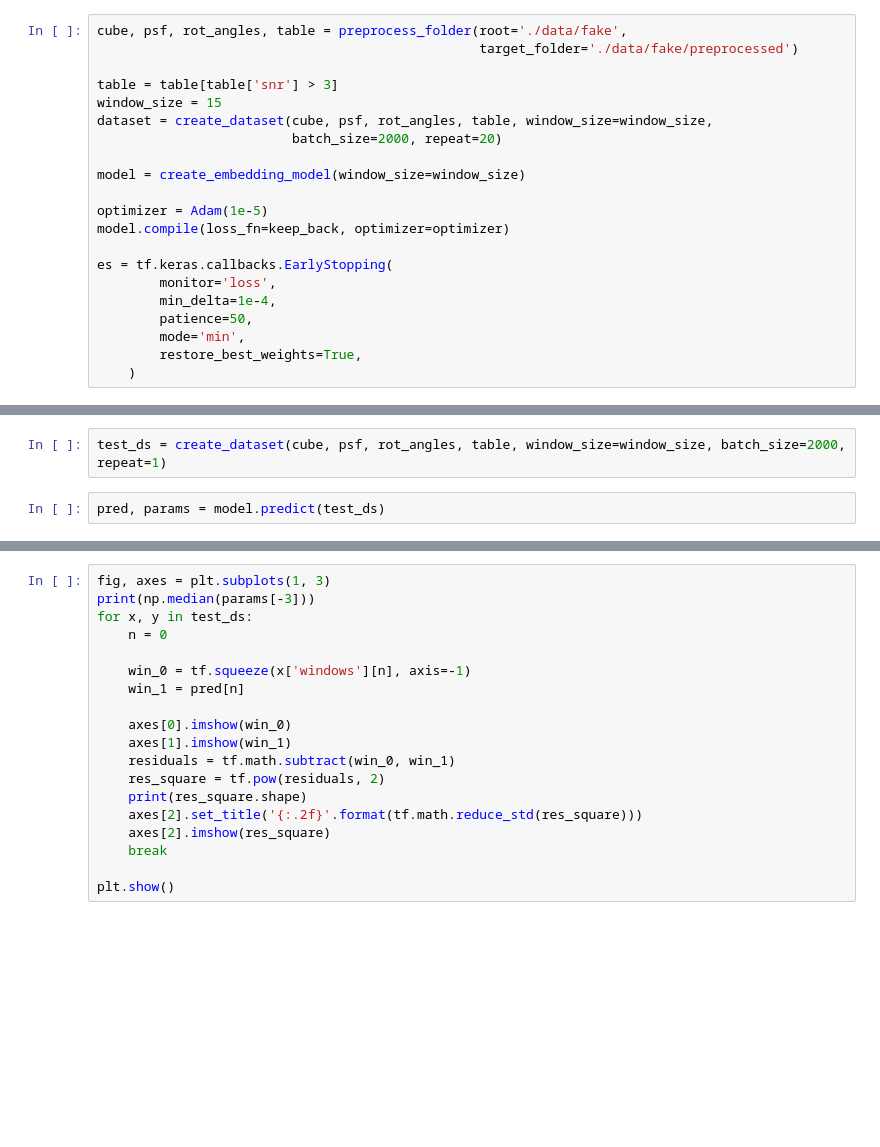
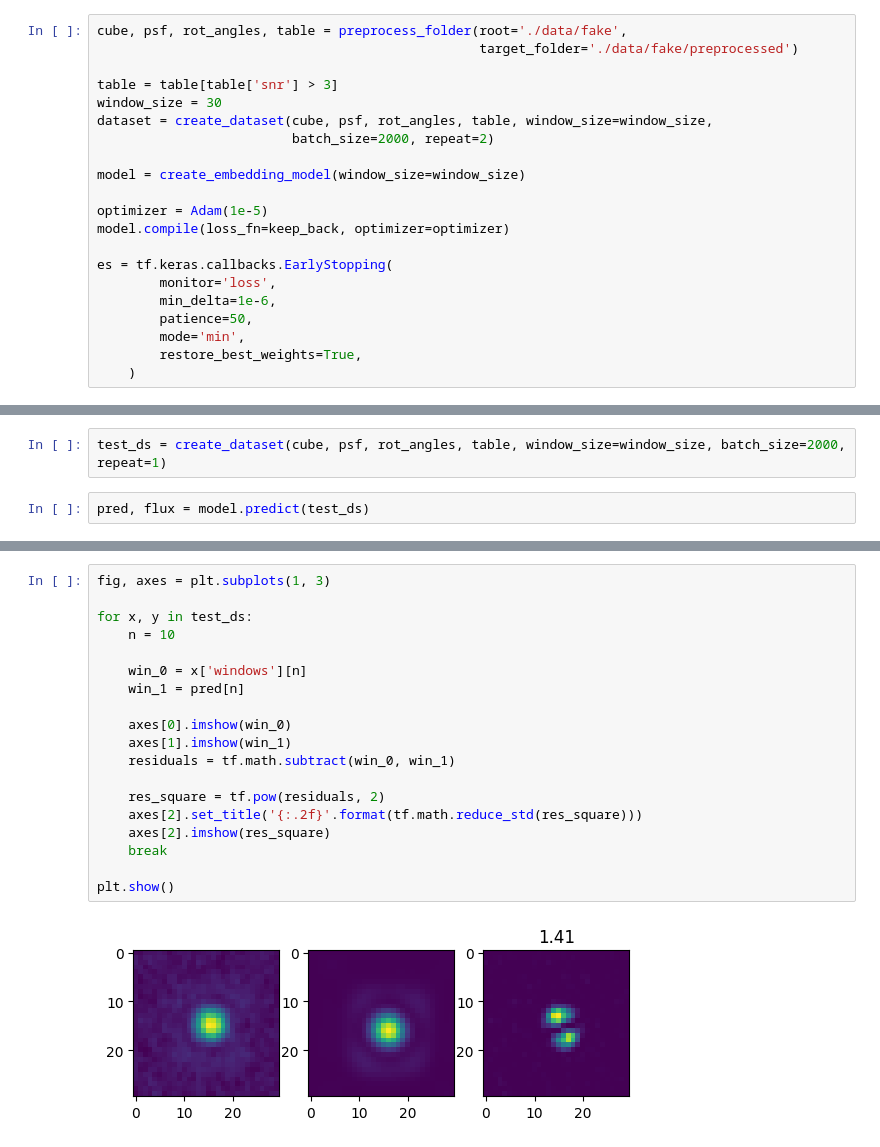
Before and after one commit to yemsnucleus/NEGFC, a Jupyter notebook: negfc_gpu.ipynb, the cells around one changed output, grey strips where cells are left out. Saved outputs shown, nothing was run; the diff lists cells and outputs as text; blank space fills up the shorter version.

```diff
--- a/negfc_gpu.ipynb
+++ b/negfc_gpu.ipynb
@@ -19,9 +22,9 @@ cube, psf, rot_angles, table = preprocess_folder(root='./data/fake',
 												 target_folder='./data/fake/preprocessed')
 
 table = table[table['snr'] > 3]
-window_size = 15
+window_size = 30
 dataset = create_dataset(cube, psf, rot_angles, table, window_size=window_size,
-                         batch_size=2000, repeat=20)
+                         batch_size=2000, repeat=2)
 
 model = create_embedding_model(window_size=window_size)
 
@@ -30,7 +33,7 @@ model.compile(loss_fn=keep_back, optimizer=optimizer)
 
 es = tf.keras.callbacks.EarlyStopping(
         monitor='loss',
-        min_delta=1e-4,
+        min_delta=1e-6,
         patience=50,
         mode='min',
         restore_best_weights=True,
@@ -46,4 +75,4 @@ plt.plot(hist.history['loss'])
 # %%
 test_ds = create_dataset(cube, psf, rot_angles, table, window_size=window_size, batch_size=2000, repeat=1)
 # %%
-pred, params = model.predict(test_ds)
+pred, flux = model.predict(test_ds)
@@ -50,19 +100,21 @@ pred, params = model.predict(test_ds)
 # %%
 fig, axes = plt.subplots(1, 3)
-print(np.median(params[-3]))
+
 for x, y in test_ds:
-    n = 0
+    n = 10
 
-    win_0 = tf.squeeze(x['windows'][n], axis=-1)
+    win_0 = x['windows'][n]
     win_1 = pred[n]
 
     axes[0].imshow(win_0)
     axes[1].imshow(win_1)
     residuals = tf.math.subtract(win_0, win_1)
+
     res_square = tf.pow(residuals, 2)
-    print(res_square.shape)
     axes[2].set_title('{:.2f}'.format(tf.math.reduce_std(res_square)))
     axes[2].imshow(res_square)
     break
 
 plt.show()
+# %% [output]
+[figure, added]
```
Also changed, not shown: parts of 10 cells of this notebook, 5 other files.
